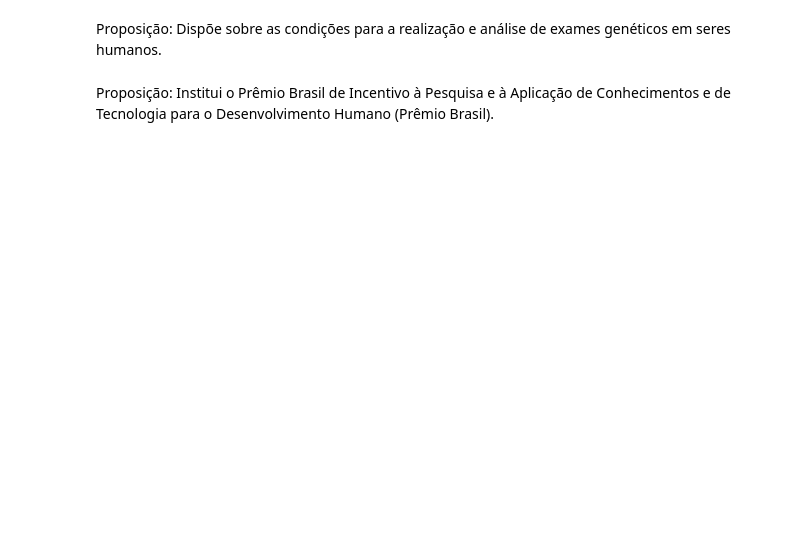
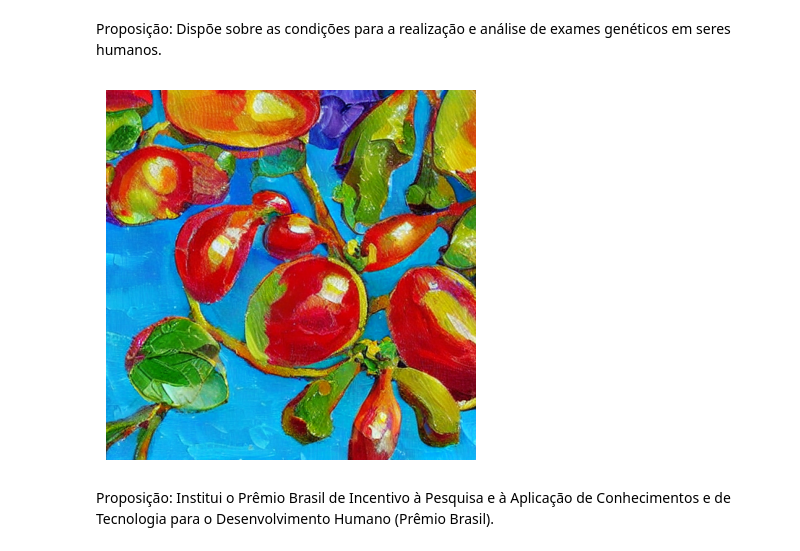
Before and after one commit to Matheus-Stichtenoth/dr4_at, a Jupyter notebook: Matheus_Stichtenoth_DR4_AT_Imagens.ipynb, the cells around one changed output. Cells and saved outputs as stored; diff of their text form; code cells hidden in the pictures; blank space fills up the shorter version.

```diff
--- a/Matheus_Stichtenoth_DR4_AT_Imagens.ipynb
+++ b/Matheus_Stichtenoth_DR4_AT_Imagens.ipynb
@@ -61,19 +59,26 @@ Dispõe sobre as condições para a realização e análise de exames genéticos
 # %%
 prompt = "style with oil painting for performing the analysis of genetic tests in humans"
 negative_prompt = "•	Use a lot of black and grey in image, low quality"
 guidance_scale = 7.5 # Adjust this value to control the strength of the prompt. Higher values can lead to more accurate images but may also introduce artifacts.
 
 # if device is cuda, use cuda for the generator, otherwise use cpu
 generator = torch.Generator(device).manual_seed(1024) if device == "cuda" else torch.Generator("cpu").manual_seed(1024)
 
 image = sd_model(
     prompt,
     negative_prompt=negative_prompt,
     guidance_scale=guidance_scale,
     num_inference_steps=10,
     generator=generator, # passing the defined generator
 )
-image
+
+import matplotlib.pyplot as plt
+
+plt.imshow(image.images[0])
+plt.axis('off')  # Ocultar os eixos
+plt.show()
+# %% [output]
+[figure, added]
 # %% [markdown]
 Proposição: Institui o Prêmio Brasil de Incentivo à Pesquisa e à Aplicação de Conhecimentos e de Tecnologia para o Desenvolvimento Humano (Prêmio Brasil).
 # %%
```
Also changed, not shown: parts of 4 cells of this notebook.
